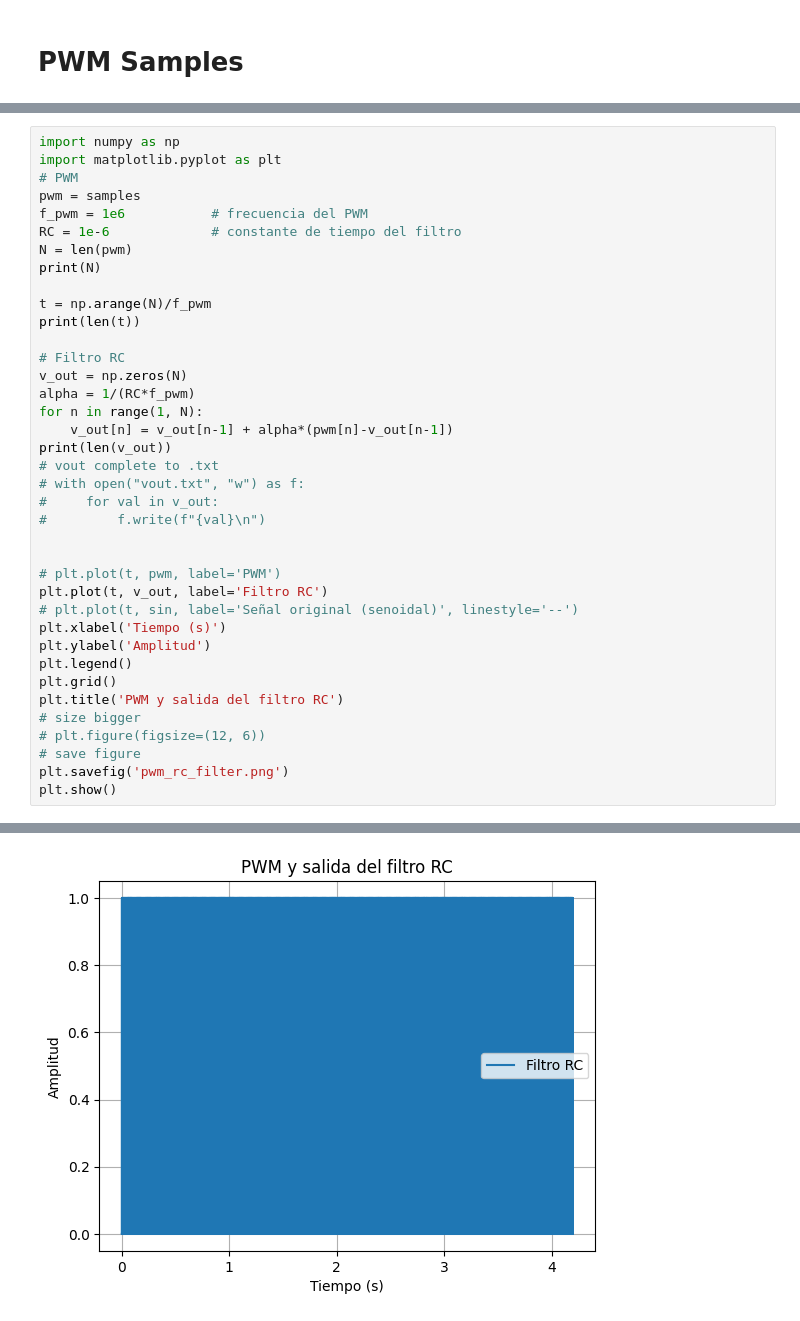
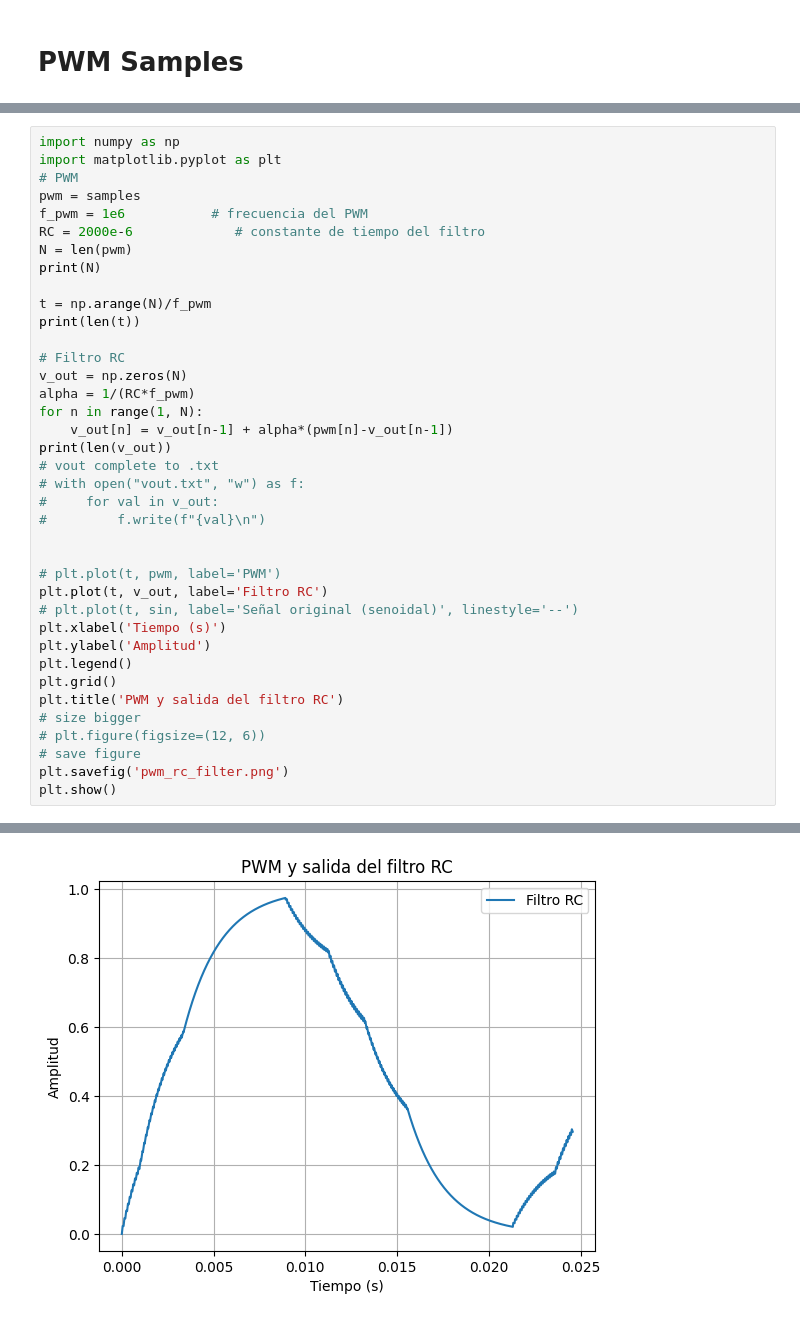
Before and after one commit to Nahueldb/fpga-examples, a Jupyter notebook: PWM/lut.ipynb, the cells around one changed output, grey strips where cells are left out. Drawn from its saved outputs; the diff is of its cells as text.

```diff
--- a/PWM/lut.ipynb
+++ b/PWM/lut.ipynb
@@ -111,7 +111,7 @@ import matplotlib.pyplot as plt
 # PWM
 pwm = samples
 f_pwm = 1e6           # frecuencia del PWM
-RC = 1e-6             # constante de tiempo del filtro
+RC = 2000e-6             # constante de tiempo del filtro
 N = len(pwm)
 print(N)
 
@@ -150,4 +150,4 @@ plt.show()
-[figure, old version]
+[figure, new version]
 # %%
 from scipy.signal import lfilter
 import matplotlib.pyplot as plt
```
Also changed, not shown: parts of 4 cells of this notebook, 11 other files.
